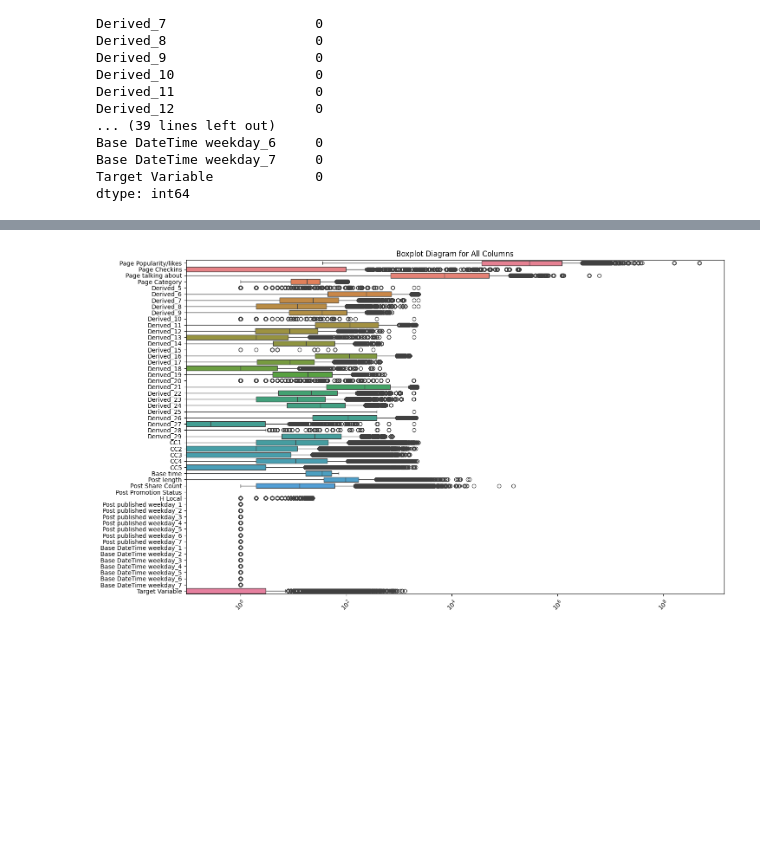
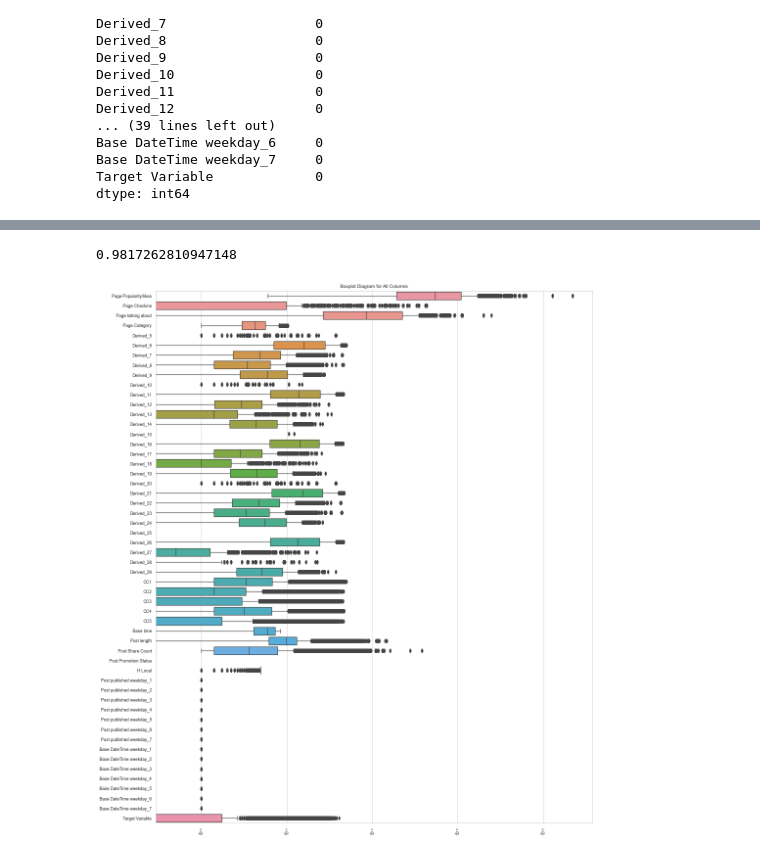
Before and after one commit to louisgthier/facebook-comment-volume-prediction, a Jupyter notebook: comment-volume-prediction.ipynb, the cells around one changed output, grey strips where cells are left out. Drawn from its saved outputs; the diff is of its cells as text; code cells hidden in the pictures; blank space fills up the shorter version.

```diff
--- a/comment-volume-prediction.ipynb
+++ b/comment-volume-prediction.ipynb
@@ -1,13 +8,8 @@
 # %%
-import numpy as np
-import pandas as pd
-from sklearn.preprocessing import StandardScaler, LabelEncoder
-from sklearn.impute import SimpleImputer
+# Load the dataset
+df = pd.read_csv('Dataset/Training/Features_Variant_5.csv')
 
-# Load the dataset
-df = pd.read_csv('Dataset/Training/Features_Variant_1.csv')
-
-# Define column names based on your description
+# Define column names
 columns = [
     'Page Popularity/likes', 'Page Checkins', 'Page talking about', 'Page Category',
     'Derived_5', 'Derived_6', 'Derived_7', 'Derived_8', 'Derived_9', 'Derived_10',
@@ -104,10 +105,3 @@ Base DateTime weekday_6     0
 Base DateTime weekday_7     0
 Target Variable             0
 dtype: int64
-# %%
-df_no_duplicates = df.drop_duplicates()
-
-# Display information about the changes
-print("Original DataFrame shape:", df.shape)
-print("DataFrame shape after removing duplicates:", df_no_duplicates.shape)
-df = df_no_duplicates
@@ -162,0 +200,9 @@ plt.show()
+# %%
+# Distribution of target variable in the dataset (seaborn)
+plt.figure(figsize=(16, 10))
+sns.set_style('whitegrid')
+sns.set_palette('Set2')
+sns.set_context('paper')
+sns.distplot(df['Target Variable'])
+plt.title('Distribution of Target Variable')
+plt.show()
@@ -163,10 +211,16 @@ plt.show()
+# %%
+# Percentage of different values in the 'H Local' column
+h_local_value_counts = df['H Local'].value_counts()
+print(h_local_value_counts[24]/len(df))
+# %% [output]
+0.9817262810947148
 # %%
 # Create boxplots for all numerical columns
-plt.figure(figsize=(16, 10))
+plt.figure(figsize=(16, 20))
 sns.boxplot(data=df, orient='h')
 plt.title('Boxplot Diagram for All Columns')
 plt.xticks(rotation=45)  # Rotate x-axis labels for better readability
 plt.xscale('log')
 plt.show()
 # %% [output]
-[figure, old version]
+[figure, new version]
```
Also changed, not shown: parts of 36 cells of this notebook, 2 other files.
